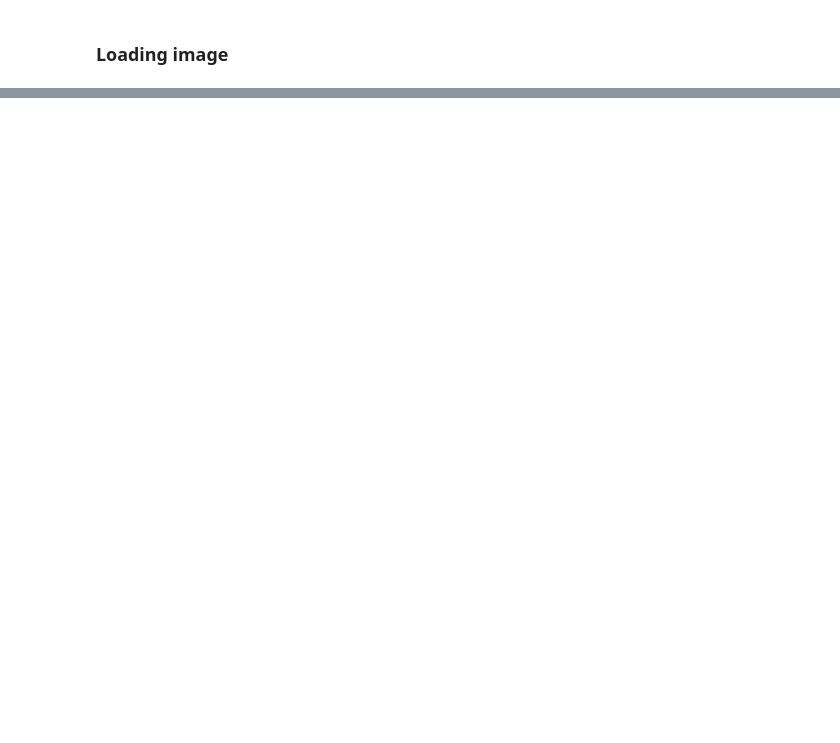
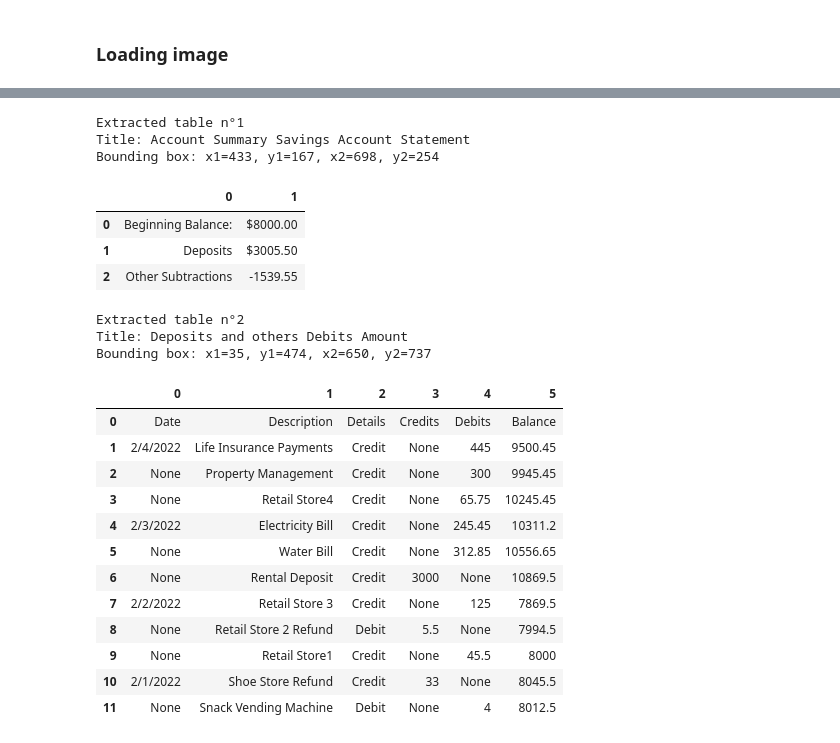
Before and after one commit to xavctn/img2table, a Jupyter notebook: examples/Test.ipynb, the cells around one changed output, grey strips where cells are left out. Saved outputs shown, nothing was run; the diff lists cells and outputs as text; code cells hidden in the pictures; blank space fills up the shorter version.

```diff
--- a/examples/Test.ipynb
+++ b/examples/Test.ipynb
@@ -57,0 +34,27 @@ Bounding box: x1=48, y1=128, x2=983, y2=724
+# %%
+for idx, table in enumerate(tables):
+    display_html(table.html_repr(title=f"Extracted table n°{idx + 1}"), raw=True)
+# %% [output]
+Extracted table n°1
+Title: Account Summary Savings Account Statement
+Bounding box: x1=433, y1=167, x2=698, y2=254
+|  | 0 | 1 |
+| 0 | Beginning Balance: | $8000.00 |
+| 1 | Deposits | $3005.50 |
+| 2 | Other Subtractions | -1539.55 |
+Extracted table n°2
+Title: Deposits and others Debits Amount
+Bounding box: x1=35, y1=474, x2=650, y2=737
+|  | 0 | 1 | 2 | 3 | 4 | 5 |
+| 0 | Date | Description | Details | Credits | Debits | Balance |
+| 1 | 2/4/2022 | Life Insurance Payments | Credit | None | 445 | 9500.45 |
+| 2 | None | Property Management | Credit | None | 300 | 9945.45 |
+| 3 | None | Retail Store4 | Credit | None | 65.75 | 10245.45 |
+| 4 | 2/3/2022 | Electricity Bill | Credit | None | 245.45 | 10311.2 |
+| 5 | None | Water Bill | Credit | None | 312.85 | 10556.65 |
+| 6 | None | Rental Deposit | Credit | 3000 | None | 10869.5 |
+| 7 | 2/2/2022 | Retail Store 3 | Credit | None | 125 | 7869.5 |
+| 8 | None | Retail Store 2 Refund | Debit | 5.5 | None | 7994.5 |
+| 9 | None | Retail Store1 | Credit | None | 45.5 | 8000 |
+| 10 | 2/1/2022 | Shoe Store Refund | Credit | 33 | None | 8045.5 |
+| 11 | None | Snack Vending Machine | Debit | None | 4 | 8012.5 |
```
Also changed, not shown: parts of 7 cells of this notebook, 4 other files.
